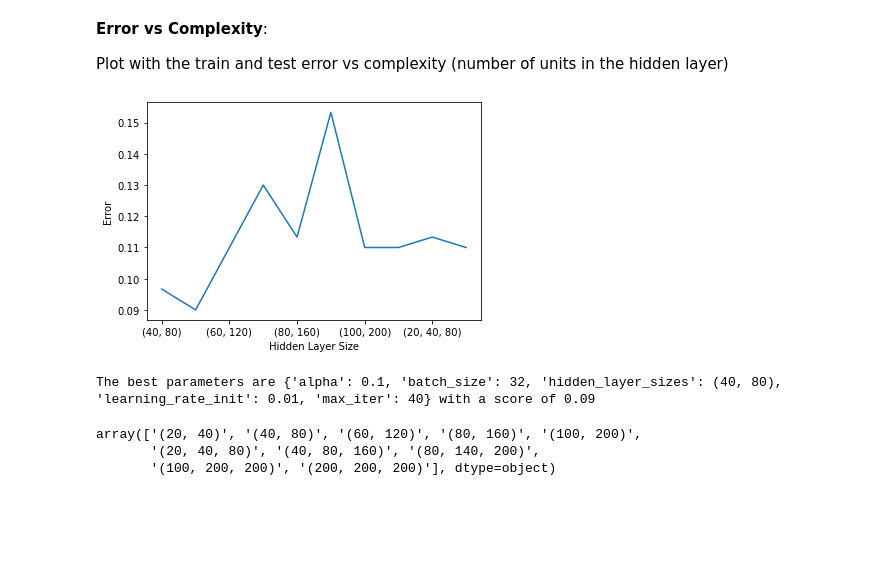
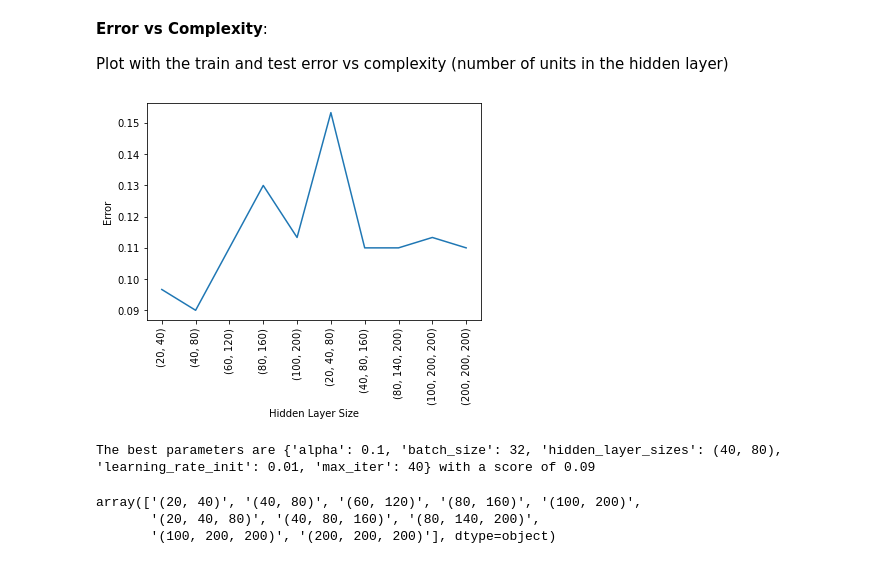
Before and after one commit to PatCH0816/TSM_DeLearn, a Jupyter notebook: exercises/exercise4/Exercise 3/model_selection_stud.ipynb, the cells around one changed output. Drawn from its saved outputs; the diff is of its cells as text; code cells hidden in the pictures; blank space fills up the shorter version.

```diff
--- a/exercises/exercise4/Exercise 3/model_selection_stud.ipynb
+++ b/exercises/exercise4/Exercise 3/model_selection_stud.ipynb
@@ -429,25 +429,25 @@ Plot with the train and test error vs complexity (number of units in the hidden
 # %%
 ### START YOUR CODE ###
 
 import pandas as pd
 
 best_scores = pd.DataFrame(best_scores)
 
 plt.plot(best_scores['error_rate'])
 plt.xlabel("Hidden Layer Size")
 plt.ylabel("Error")
-plt.gca().set_xticklabels(best_scores['hidden_layer_size'].apply(str).values)
+plt.xticks(np.arange(len(best_scores)), best_scores['hidden_layer_size'].values, rotation=90)
 plt.show()
 
 best_error = best_scores['error_rate'].min()
 best_params = best_scores[best_scores['error_rate']==best_error]['params'].values[0]
 print("The best parameters are %s with a score of %0.2f"
       % (best_params, best_error))
 
 
 ### END YOUR CODE ###
 # %% [output]
-[figure, old version]
+[figure, new version]
 The best parameters are {'alpha': 0.1, 'batch_size': 32, 'hidden_layer_sizes': (40, 80), 'learning_rate_init': 0.01, 'max_iter': 40} with a score of 0.09
 # %%
 best_scores['hidden_layer_size'].apply(str).values
```
